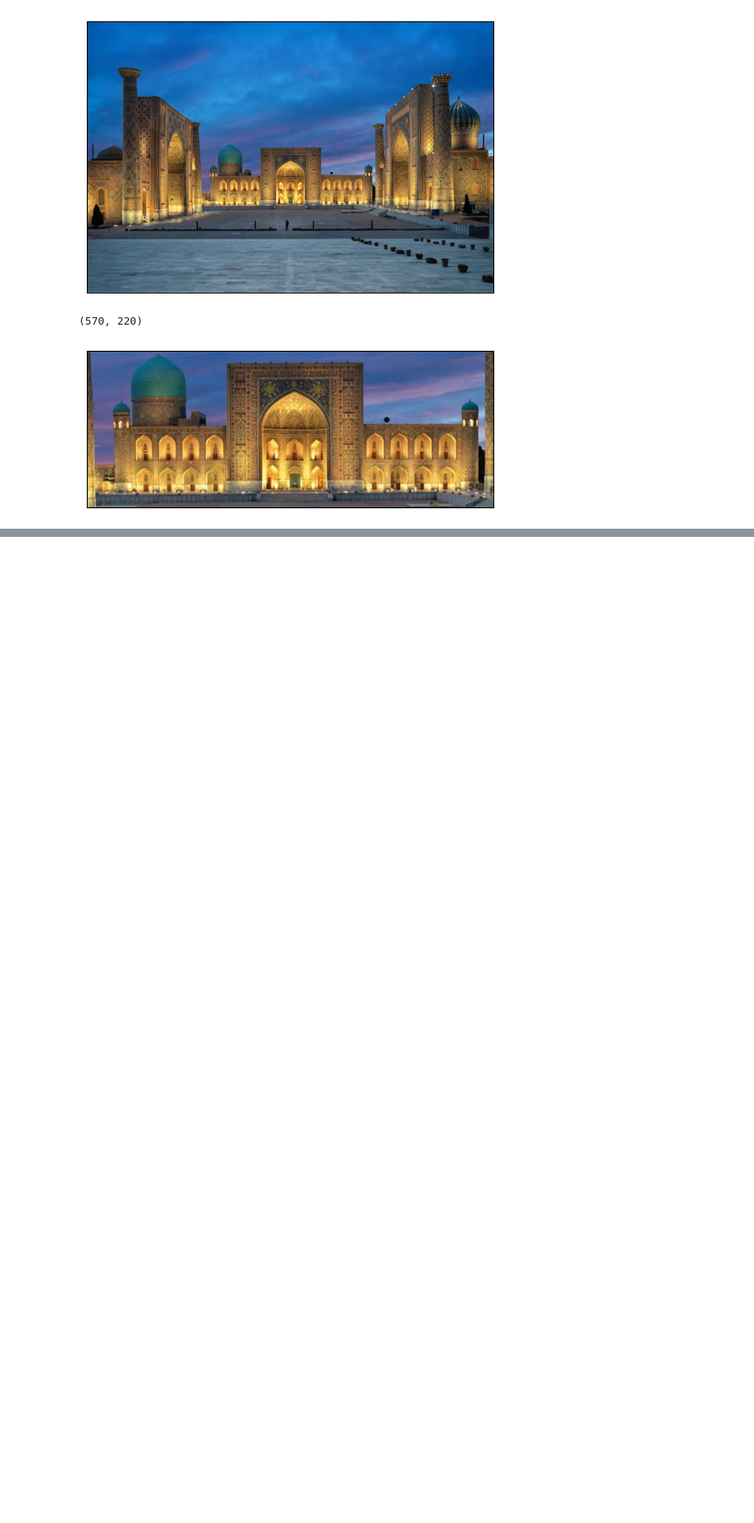
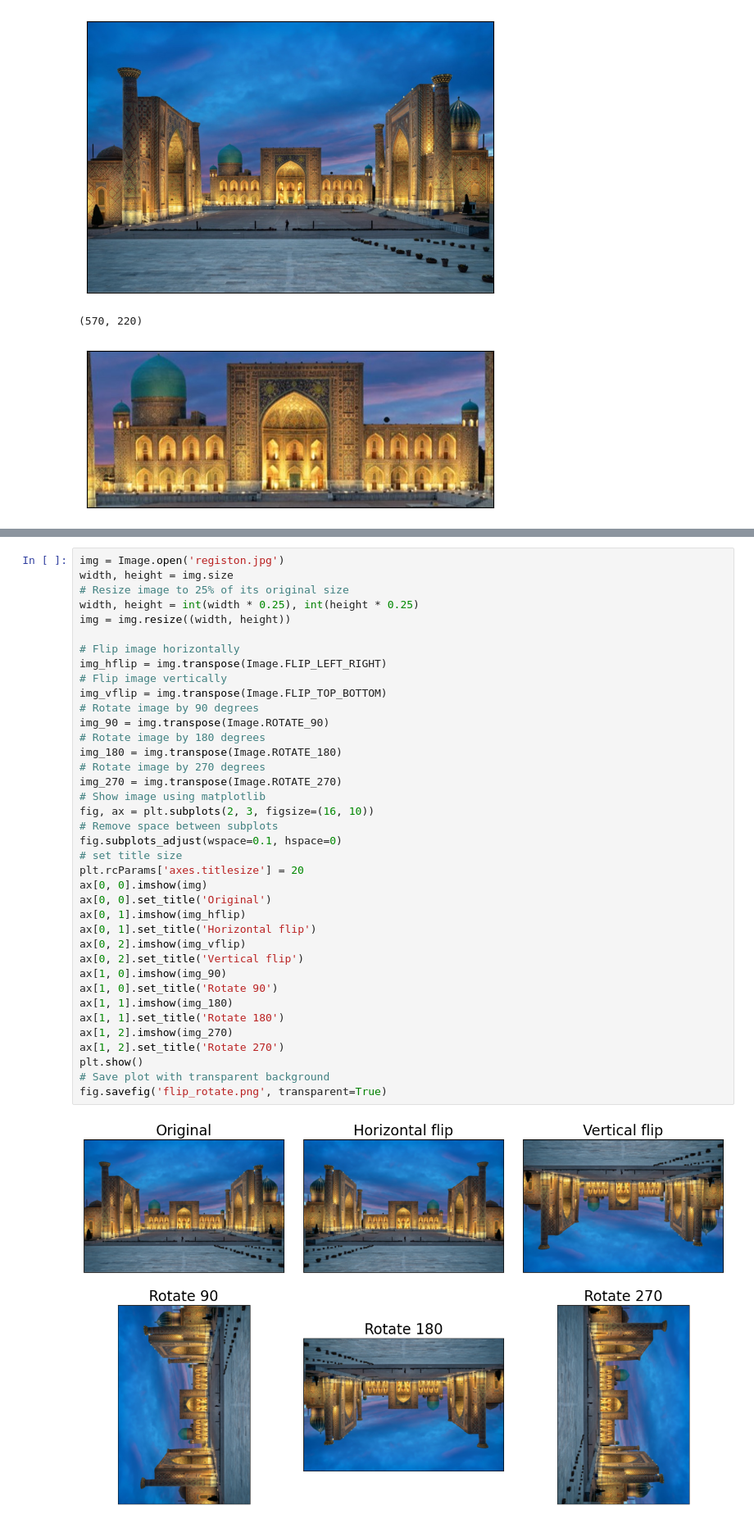
Before and after one commit to Naxalov/intro_pillow, a Jupyter notebook: 03_basic_image_operations.ipynb, the cells around one changed output, grey strips where cells are left out. Shown at 82% size. Drawn from its saved outputs; the diff is of its cells as text; blank space fills up the shorter version.

Commit message:
image transpose

```diff
--- a/03_basic_image_operations.ipynb
+++ b/03_basic_image_operations.ipynb
@@ -131,0 +139,40 @@ TypeError: crop() got an unexpected keyword argument 'fill'
+# %%
+img = Image.open('registon.jpg')
+width, height = img.size
+# Resize image to 25% of its original size
+width, height = int(width * 0.25), int(height * 0.25)
+img = img.resize((width, height))
+
+# Flip image horizontally
+img_hflip = img.transpose(Image.FLIP_LEFT_RIGHT)
+# Flip image vertically
+img_vflip = img.transpose(Image.FLIP_TOP_BOTTOM)
+# Rotate image by 90 degrees
+img_90 = img.transpose(Image.ROTATE_90)
+# Rotate image by 180 degrees
+img_180 = img.transpose(Image.ROTATE_180)
+# Rotate image by 270 degrees
+img_270 = img.transpose(Image.ROTATE_270)
+# Show image using matplotlib
+fig, ax = plt.subplots(2, 3, figsize=(16, 10))
+# Remove space between subplots
+fig.subplots_adjust(wspace=0.1, hspace=0)
+# set title size
+plt.rcParams['axes.titlesize'] = 20
+ax[0, 0].imshow(img)
+ax[0, 0].set_title('Original')
+ax[0, 1].imshow(img_hflip)
+ax[0, 1].set_title('Horizontal flip')
+ax[0, 2].imshow(img_vflip)
+ax[0, 2].set_title('Vertical flip')
+ax[1, 0].imshow(img_90)
+ax[1, 0].set_title('Rotate 90')
+ax[1, 1].imshow(img_180)
+ax[1, 1].set_title('Rotate 180')
+ax[1, 2].imshow(img_270)
+ax[1, 2].set_title('Rotate 270')
+plt.show()
+# Save plot with transparent background
+fig.savefig('flip_rotate.png', transparent=True)
+# %% [output]
+[figure, added]
```
Also changed, not shown: parts of 3 cells of this notebook.
